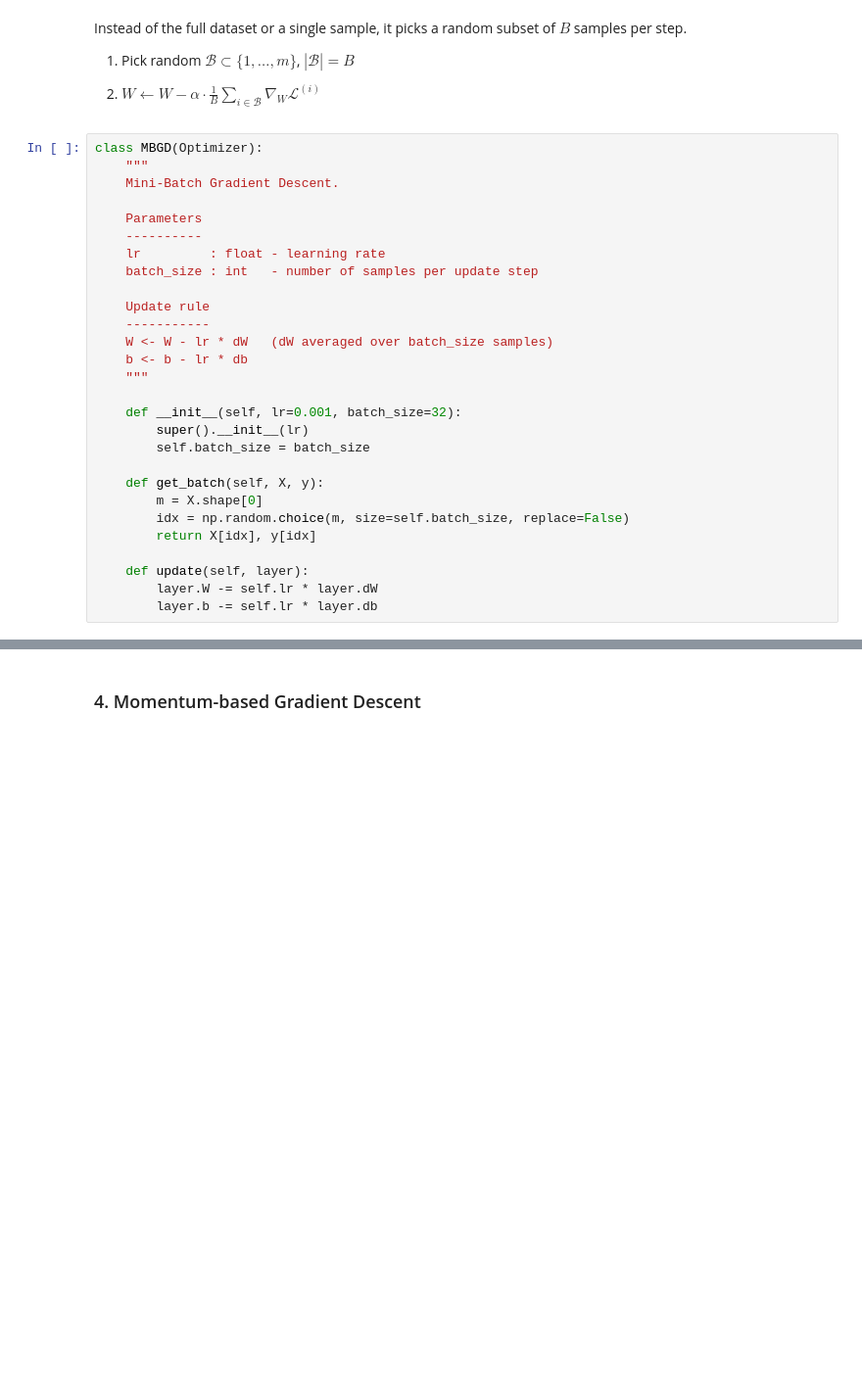
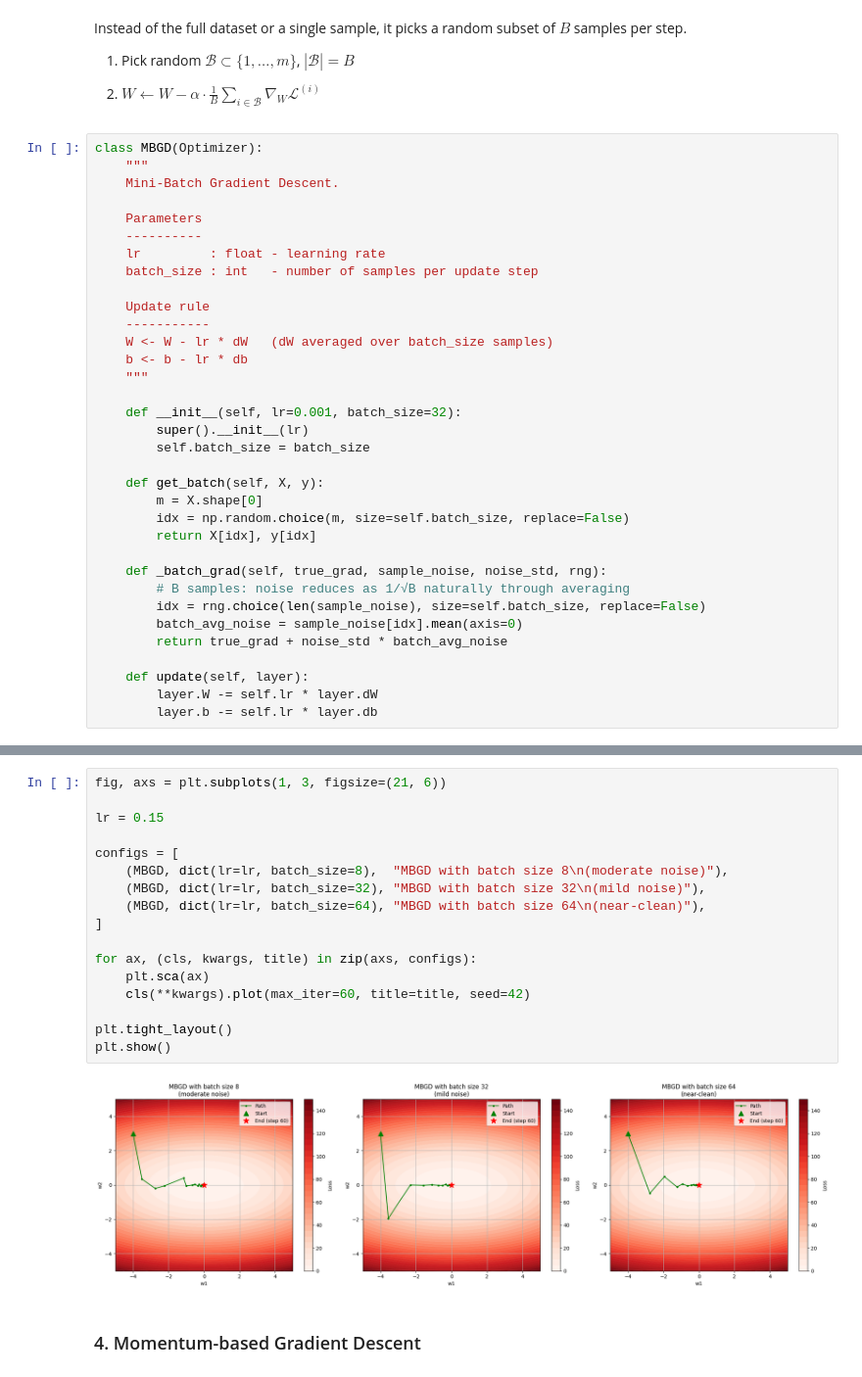
Before and after one commit to ikabrain/UCS761-Deep-Learning-Lab, a Jupyter notebook: DL_assign6.ipynb, the cells around one changed output, grey strips where cells are left out. Shown at 98% size. Cells and saved outputs as stored; diff of their text form; blank space fills up the shorter version.

```diff
--- a/DL_assign6.ipynb
+++ b/DL_assign6.ipynb
@@ -212,6 +258,12 @@ class MBGD(Optimizer):
         idx = np.random.choice(m, size=self.batch_size, replace=False)
         return X[idx], y[idx]
 
+    def _batch_grad(self, true_grad, sample_noise, noise_std, rng):
+        # B samples: noise reduces as 1/√B naturally through averaging
+        idx = rng.choice(len(sample_noise), size=self.batch_size, replace=False)
+        batch_avg_noise = sample_noise[idx].mean(axis=0)
+        return true_grad + noise_std * batch_avg_noise
+
     def update(self, layer):
         layer.W -= self.lr * layer.dW
         layer.b -= self.lr * layer.db
@@ -228,3 +270,22 @@ plt.show()
+# %%
+fig, axs = plt.subplots(1, 3, figsize=(21, 6))
+
+lr = 0.15
+
+configs = [
+    (MBGD, dict(lr=lr, batch_size=8),  "MBGD with batch size 8\n(moderate noise)"),
+    (MBGD, dict(lr=lr, batch_size=32), "MBGD with batch size 32\n(mild noise)"),
+    (MBGD, dict(lr=lr, batch_size=64), "MBGD with batch size 64\n(near-clean)"),
+]
+
+for ax, (cls, kwargs, title) in zip(axs, configs):
+    plt.sca(ax)
+    cls(**kwargs).plot(max_iter=60, title=title, seed=42)
+
+plt.tight_layout()
+plt.show()
+# %% [output]
+[figure, added]
 # %% [markdown]
 ### 4. Momentum-based Gradient Descent
 # %% [markdown]
```
Also changed, not shown: parts of 8 cells of this notebook.
